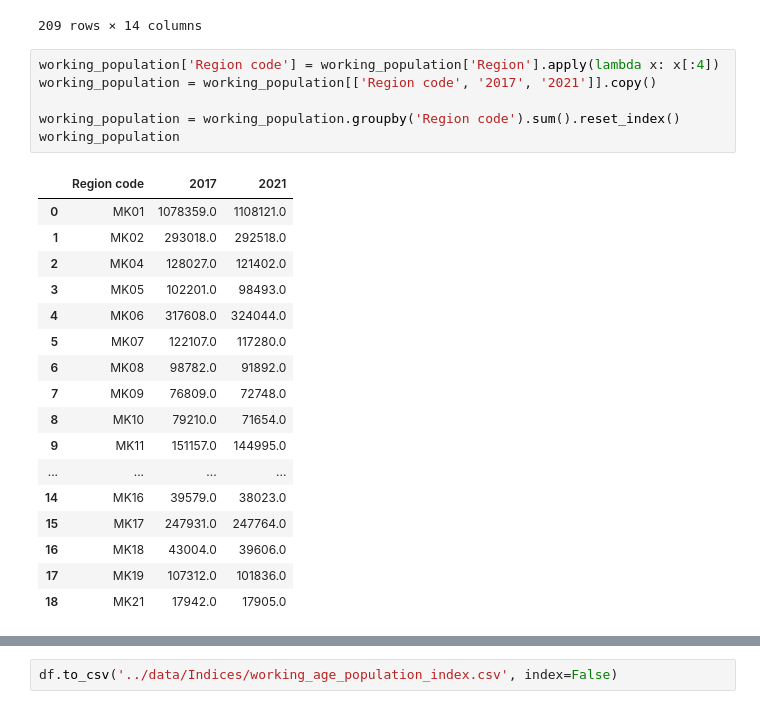
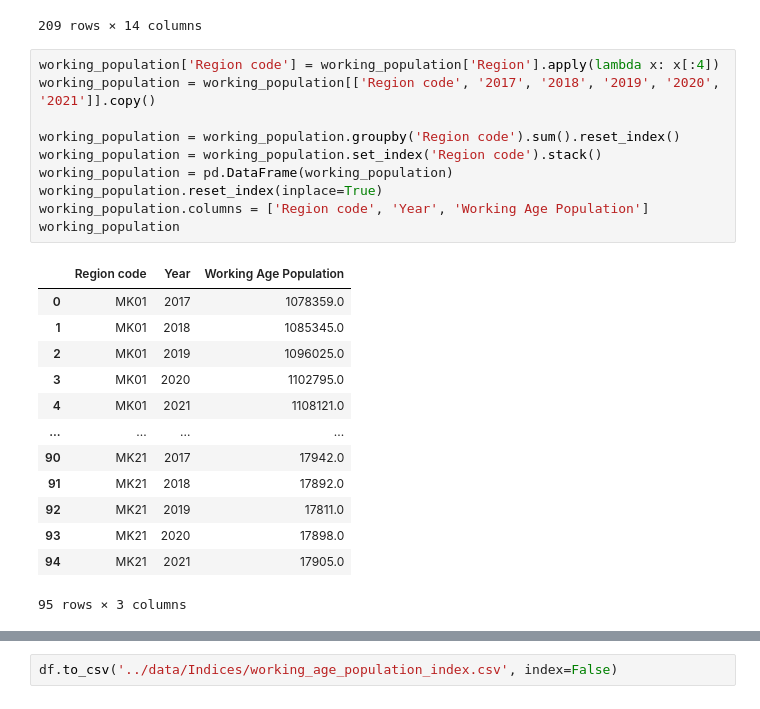
Before and after one commit to gydis/OP-heist-project, a Jupyter notebook: indices_calculation/working_age_population_index.ipynb, the cells around one changed output, grey strips where cells are left out. Cells and saved outputs as stored; diff of their text form.

```diff
--- a/indices_calculation/working_age_population_index.ipynb
+++ b/indices_calculation/working_age_population_index.ipynb
@@ -86,25 +88,25 @@ working_population
 209 rows × 14 columns
 # %%
 working_population['Region code'] = working_population['Region'].apply(lambda x: x[:4])
-working_population = working_population[['Region code', '2017', '2021']].copy()
+working_population = working_population[['Region code', '2017', '2018', '2019', '2020', '2021']].copy()
 
 working_population = working_population.groupby('Region code').sum().reset_index()
+working_population = working_population.set_index('Region code').stack()
+working_population = pd.DataFrame(working_population)
+working_population.reset_index(inplace=True)
+working_population.columns = ['Region code', 'Year', 'Working Age Population']
 working_population
 # %% [output]
-|  | Region code | 2017 | 2021 |
-| 0 | MK01 | 1078359.0 | 1108121.0 |
-| 1 | MK02 | 293018.0 | 292518.0 |
-| 2 | MK04 | 128027.0 | 121402.0 |
-| 3 | MK05 | 102201.0 | 98493.0 |
-| 4 | MK06 | 317608.0 | 324044.0 |
-| 5 | MK07 | 122107.0 | 117280.0 |
-| 6 | MK08 | 98782.0 | 91892.0 |
-| 7 | MK09 | 76809.0 | 72748.0 |
-| 8 | MK10 | 79210.0 | 71654.0 |
-| 9 | MK11 | 151157.0 | 144995.0 |
+|  | Region code | Year | Working Age Population |
+| 0 | MK01 | 2017 | 1078359.0 |
+| 1 | MK01 | 2018 | 1085345.0 |
+| 2 | MK01 | 2019 | 1096025.0 |
+| 3 | MK01 | 2020 | 1102795.0 |
+| 4 | MK01 | 2021 | 1108121.0 |
 | ... | ... | ... | ... |
-| 14 | MK16 | 39579.0 | 38023.0 |
-| 15 | MK17 | 247931.0 | 247764.0 |
-| 16 | MK18 | 43004.0 | 39606.0 |
-| 17 | MK19 | 107312.0 | 101836.0 |
-| 18 | MK21 | 17942.0 | 17905.0 |
+| 90 | MK21 | 2017 | 17942.0 |
+| 91 | MK21 | 2018 | 17892.0 |
+| 92 | MK21 | 2019 | 17811.0 |
+| 93 | MK21 | 2020 | 17898.0 |
+| 94 | MK21 | 2021 | 17905.0 |
+95 rows × 3 columns
```
Also changed, not shown: parts of 5 cells of this notebook, 1 other file.
